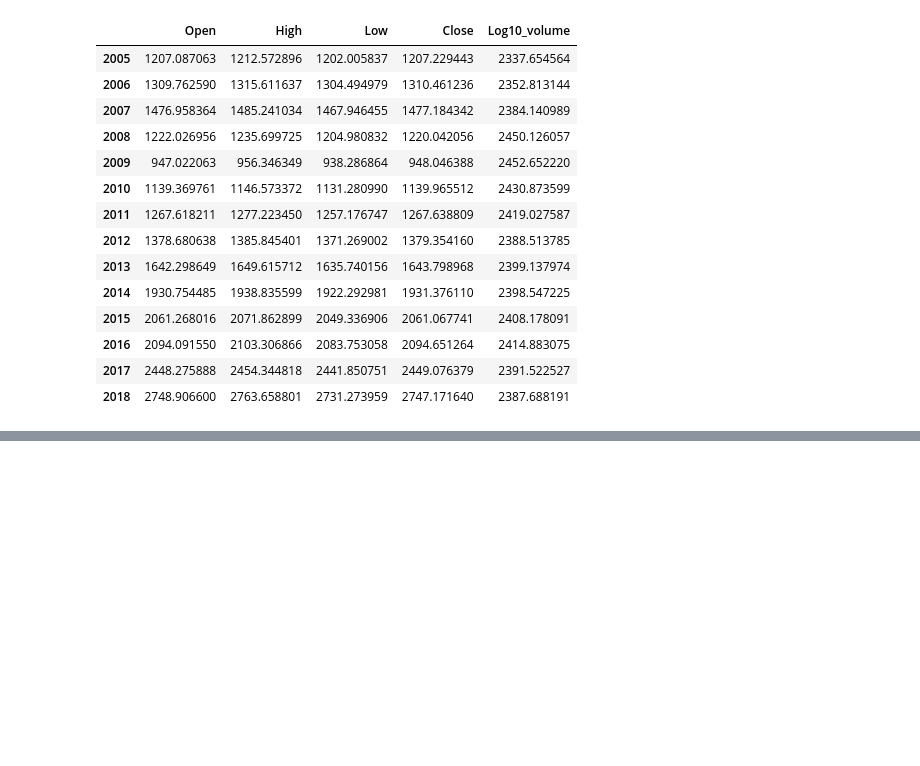
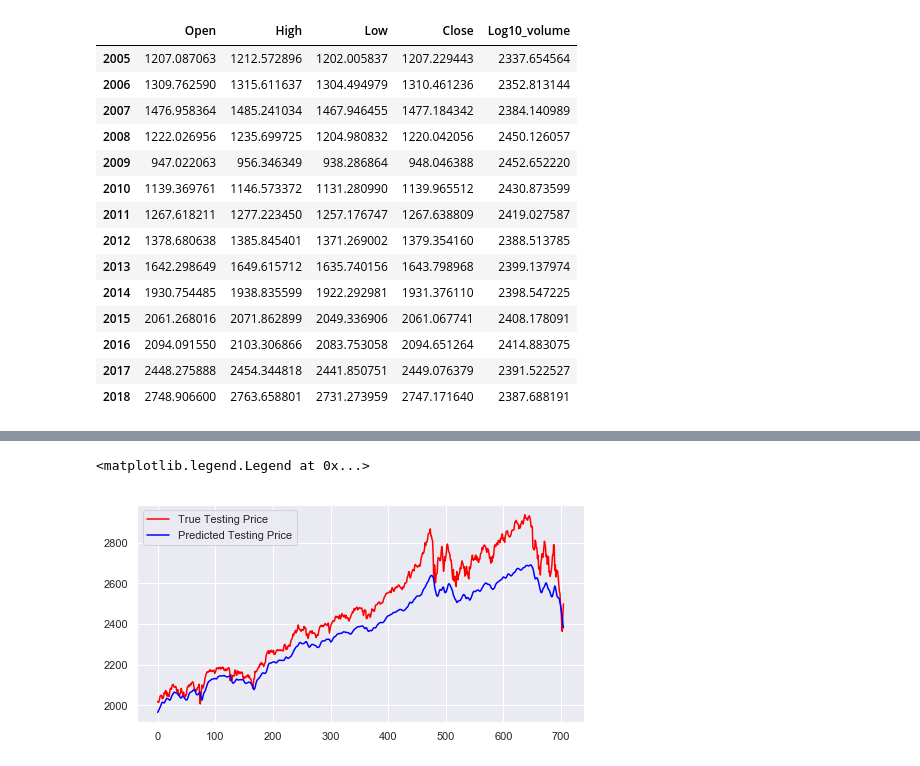
Before and after one commit to Teo-KJ/CZ1015-Data-Science---AI-Mini-Project, a Jupyter notebook: Predicting Stock Price based on Happiness.ipynb, the cells around one changed output, grey strips where cells are left out. Saved outputs shown, nothing was run; the diff lists cells and outputs as text; code cells hidden in the pictures; blank space fills up the shorter version.

```diff
--- a/Predicting Stock Price based on Happiness.ipynb
+++ b/Predicting Stock Price based on Happiness.ipynb
@@ -498,0 +572,3 @@ stock_aggregate
+# %%
+x_test, y_test = create_dataset(dataset_test)
+x_test[:1]
@@ -498,0 +586,4 @@ stock_aggregate
+# %%
+# Reshape features for LSTM Layer
+x_train = np.reshape(x_train, (x_train.shape[0], x_train.shape[1], 1))
+x_test = np.reshape(x_test, (x_test.shape[0], x_test.shape[1], 1))
@@ -498,0 +638,10 @@ stock_aggregate
+# %%
+y_test_scaled = scaler.inverse_transform(y_test.reshape(-1, 1))
+
+fig, ax = plt.subplots(figsize=(8,4))
+ax.plot(y_test_scaled, color='red', label='True Testing Price')
+plt.plot(predictions, color='blue', label='Predicted Testing Price')
+plt.legend()
+# %% [output]
+<matplotlib.legend.Legend at 0x...>
+[figure, added]
```
Also changed, not shown: parts of 15 cells of this notebook, 1 other file.
